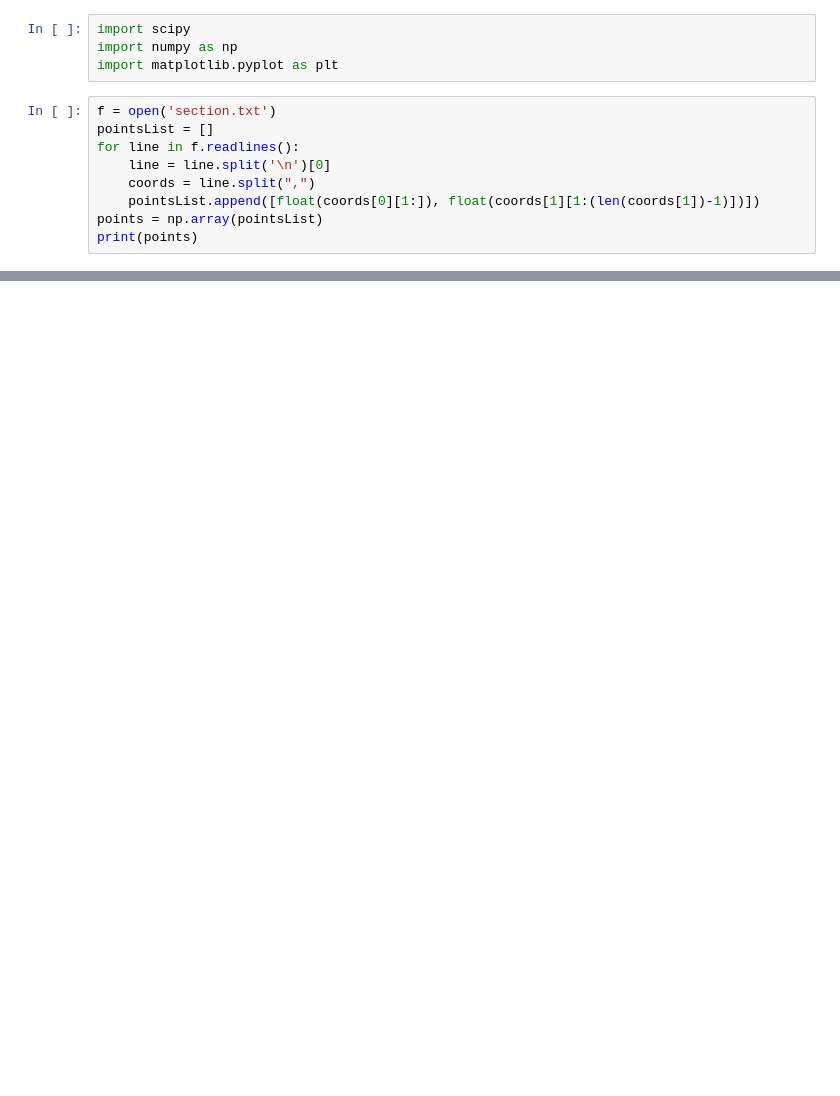
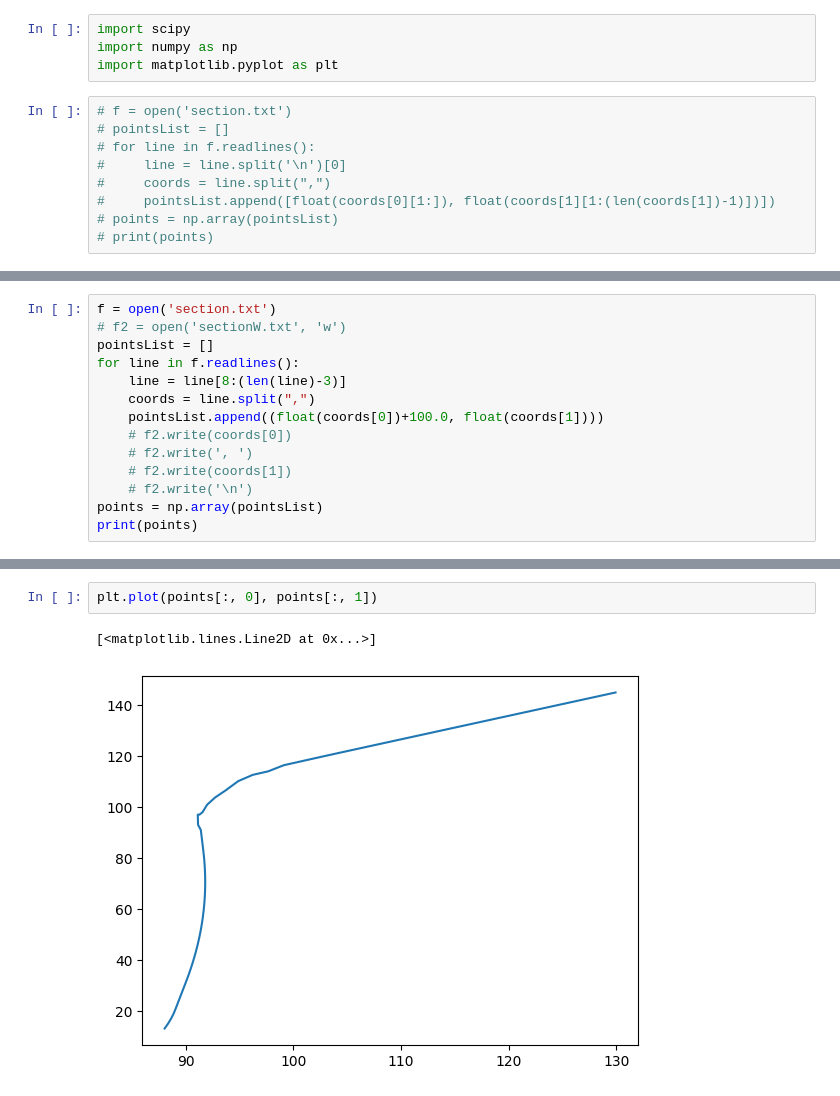
Before and after one commit to carissa1/Conformal-Maps, a Jupyter notebook: test.ipynb, the cells around one changed output, grey strips where cells are left out. Drawn from its saved outputs; the diff is of its cells as text; blank space fills up the shorter version.

```diff
--- a/test.ipynb
+++ b/test.ipynb
@@ -3,11 +3,11 @@ import scipy
 import numpy as np
 import matplotlib.pyplot as plt
 # %%
-f = open('section.txt')
-pointsList = []
-for line in f.readlines():
-    line = line.split('\n')[0]
-    coords = line.split(",")
-    pointsList.append([float(coords[0][1:]), float(coords[1][1:(len(coords[1])-1)])])
-points = np.array(pointsList)
-print(points)
+# f = open('section.txt')
+# pointsList = []
+# for line in f.readlines():
+#     line = line.split('\n')[0]
+#     coords = line.split(",")
+#     pointsList.append([float(coords[0][1:]), float(coords[1][1:(len(coords[1])-1)])])
+# points = np.array(pointsList)
+# print(points)
@@ -35,0 +14,14 @@ def fitFunc(t, a, b):
+# %%
+f = open('section.txt')
+# f2 = open('sectionW.txt', 'w')
+pointsList = []
+for line in f.readlines():
+    line = line[8:(len(line)-3)]
+    coords = line.split(",")
+    pointsList.append((float(coords[0])+100.0, float(coords[1])))
+    # f2.write(coords[0])
+    # f2.write(', ')
+    # f2.write(coords[1])
+    # f2.write('\n')
+points = np.array(pointsList)
+print(points)
@@ -49,3 +113,8 @@ fit_y = fitFunc(points[:, 0], fit_A, fit_B)
+# %%
+plt.plot(points[:, 0], points[:, 1])
+# %% [output]
+[<matplotlib.lines.Line2D at 0x...>]
+[figure, added]
 # %%
 plt.plot(points[:, 0], points[:, 1], 'o', label='data')
 plt.plot(points[:, 0], fit_y, '-', label='fit')
```
Also changed, not shown: parts of 10 cells of this notebook, 1 other file.
